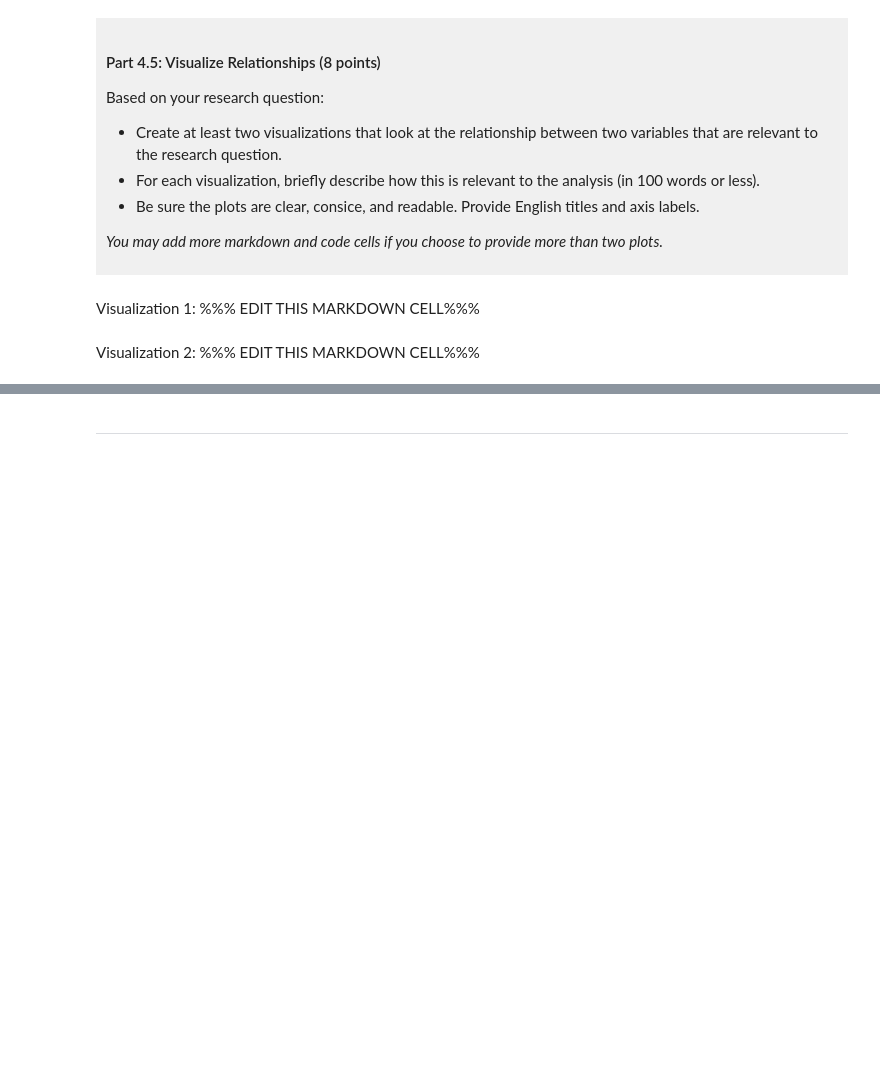
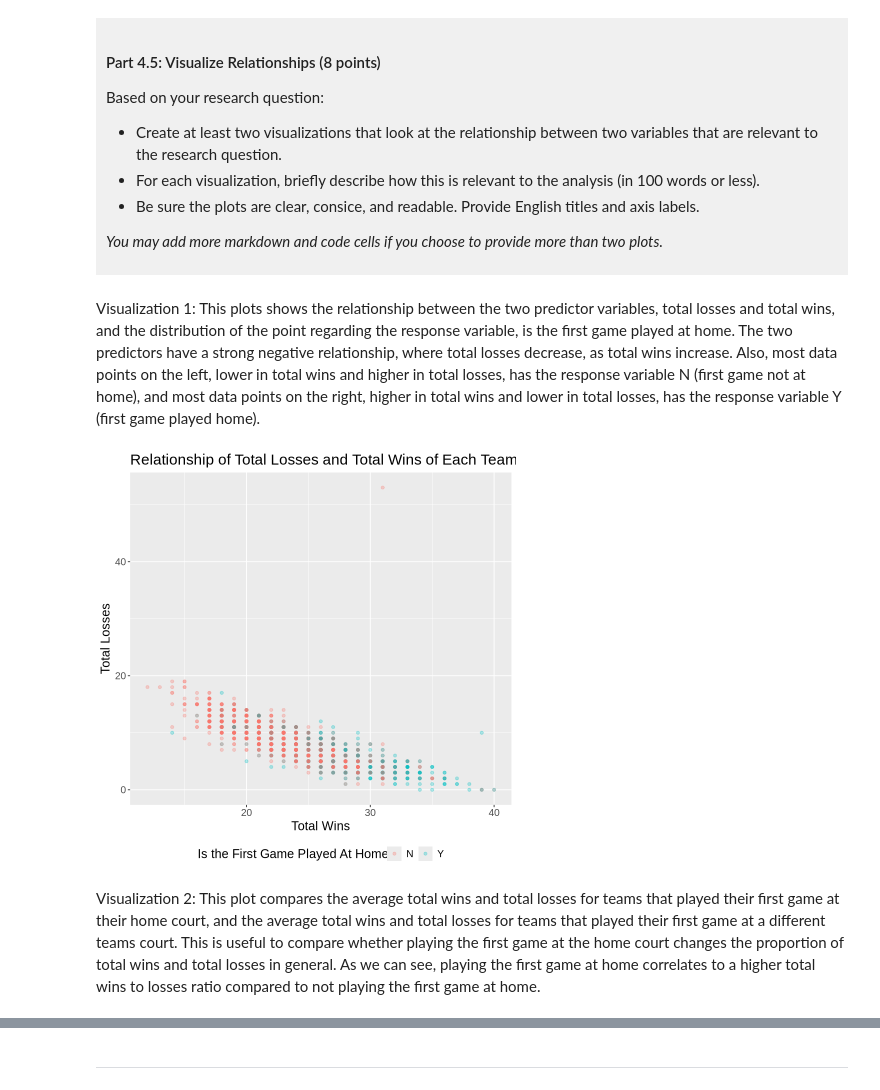
Before and after one commit to naomiyyu/dsci-100-project-naomi-yu, a Jupyter notebook: dsci-100-project-notebook.ipynb, the cells around one changed output, grey strips where cells are left out. Cells and saved outputs as stored; diff of their text form; code cells hidden in the pictures; blank space fills up the shorter version.

```diff
--- a/dsci-100-project-notebook.ipynb
+++ b/dsci-100-project-notebook.ipynb
@@ -315,9 +355,17 @@ Based on your research question:
 *You may add more markdown and code cells if you choose to provide more than two plots.*
 </div>
 # %% [markdown]
-Visualization 1: %%% EDIT THIS MARKDOWN CELL%%%
+Visualization 1: This plots shows the relationship between the two predictor variables, total losses and total wins, and the distribution of the point regarding the response variable, is the first game played at home. The two predictors have a strong negative relationship, where total losses decrease, as total wins increase. Also, most data points on the left, lower in total wins and higher in total losses, has the response variable N (first game not at home), and most data points on the right, higher in total wins and lower in total losses, has the response variable Y (first game played home).
 # %%
-### EDIT THIS CODE CELL FOR VISUALIZATION 1###
+### EDIT THIS CODE CELL FOR VISUALIZATION 1### ONE SCATTER PLOT WITH CATEGORYS AS COLOURS
+basketball_plot_category <- basketball_tidy |>
+    ggplot(aes(x = total_wins, y = total_losses, color = first_game_at_home)) +
+    geom_point(alpha = 0.3) +
+    labs(x = "Total Wins", y = "Total Losses", color = "Is the First Game Played At Home", title = "Relationship of Total Losses and Total Wins of Each Team") +
+    theme(text = element_text(size = 15), legend.position = "bottom")
+basketball_plot_category
+# %% [output]
+[figure, added]
 # %% [markdown]
-Visualization 2: %%% EDIT THIS MARKDOWN CELL%%%
+Visualization 2: This plot compares the average total wins and total losses for teams that played their first game at their home court, and the average total wins and total losses for teams that played their first game at a different teams court. This is useful to compare whether playing the first game at the home court changes the proportion of total wins and total losses in general. As we can see, playing the first game at home correlates to a higher total wins to losses ratio compared to not playing the first game at home.
 # %%
```
Also changed, not shown: parts of 10 cells of this notebook.
